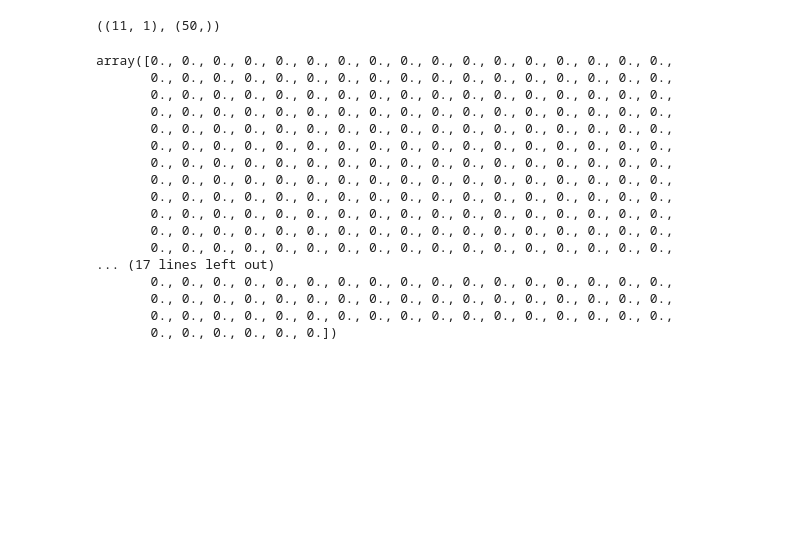
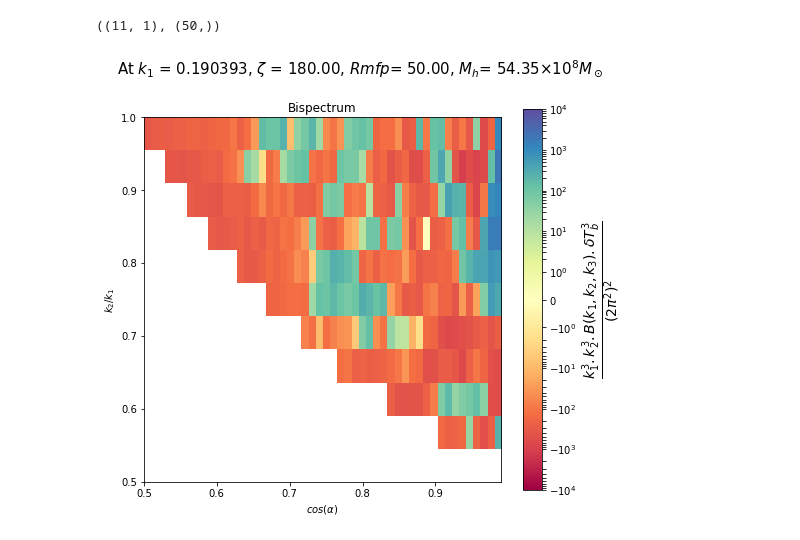
Before and after one commit to himmng/EmuPBk, a Jupyter notebook: data/data_Bispectrum/Testing.ipynb, the cells around one changed output. Drawn from its saved outputs; the diff is of its cells as text; code cells hidden in the pictures; blank space fills up the shorter version.

```diff
--- a/data/data_Bispectrum/Testing.ipynb
+++ b/data/data_Bispectrum/Testing.ipynb
@@ -20,0 +24,4 @@ Bk_02_pdct.shape, Bk_02_test.shape
+# %%
+ind = np.zeros(len(index),dtype = int)
+for i in range(len(ind)):
+    ind[i] = int(index[i])
@@ -20,0 +30,5 @@ Bk_02_pdct.shape, Bk_02_test.shape
+# %%
+cov = np.zeros(shape=(len(Bk_02_test),550,550))
+for i in range(len(Bk_02_test)):
+    for j in range(550):
+        cov[i][j][j] = Bk_02_test[i][j]/np.sqrt(N_bins_test[i][j])
@@ -27,5 +43,37 @@ k2byk1 = k2byk1.reshape(11,1)
 k2byk1.shape, cosalpha.shape
 # %% [output]
 ((11, 1), (50,))
+# %%
+def Bk(params):
+    Bk = model.predict(params)
+    Bk = np.reshape(Bk,(11,50))
+    Bk = Bk*100.
+    cond = k2byk1*cosalpha
+    for j in range(len(k2byk1)):
+        for k in range(len(cosalpha)):
+            if cond[j][k] < 0.5:
+                Bk[j][k] = np.nan
+    Bk = np.ma.masked_invalid(Bk)
+    return Bk
+# %%
+def plot(N_ion,R_mfp,NoH):
+
+    plt.figure(figsize= (8,7))
+    plt.tick_params(labelsize=10)
+
+    plt.suptitle(r'At $k_1$ = {0:f}, $\zeta$ = {1:.2f}, $Rmfp$= {2:.2f}, $M_h$= {3:.2f}$\times 10^8 M_\odot$'
+                 .format(k1[0],N_ion , R_mfp ,1.087*NoH),size=15)
+
+    plt.title('Bispectrum')
+    plt.imshow(Bk([[[N_ion,R_mfp,NoH]]]),origin='lower',extent=[0.50,0.99,0.50,1.00],cmap="Spectral",norm=colors.SymLogNorm(linthresh=1, linscale=1,
+                                              vmin=-10000.0, vmax=10000.0))
+    cbar = plt.colorbar(label=r"$\frac{k_1^3.k_2^3.B(k_1,k_2,k_3).\delta T_b^3}{(2\pi^2)^2}$",)
+    cbar.ax.yaxis.label.set_size(20,)
+    plt.xlabel(r'$cos(\alpha)$')
+    plt.ylabel(r'$k_2/k_1$')
+# %%
+interact(plot,N_ion=(20,200,10),R_mfp = (10,100,10),NoH=(10,1500,20))
+# %% [output]
+[figure, added]
 # %%
 Bk_test = np.zeros(shape=(len(Bk_02_test),11,50))
@@ -82,21 +128 @@ def plot(index):
-# %%
-Bk_02_test[559]
-# %% [output]
-array([0., 0., 0., 0., 0., 0., 0., 0., 0., 0., 0., 0., 0., 0., 0., 0., 0.,
-       0., 0., 0., 0., 0., 0., 0., 0., 0., 0., 0., 0., 0., 0., 0., 0., 0.,
-       0., 0., 0., 0., 0., 0., 0., 0., 0., 0., 0., 0., 0., 0., 0., 0., 0.,
-       0., 0., 0., 0., 0., 0., 0., 0., 0., 0., 0., 0., 0., 0., 0., 0., 0.,
-       0., 0., 0., 0., 0., 0., 0., 0., 0., 0., 0., 0., 0., 0., 0., 0., 0.,
-       0., 0., 0., 0., 0., 0., 0., 0., 0., 0., 0., 0., 0., 0., 0., 0., 0.,
-       0., 0., 0., 0., 0., 0., 0., 0., 0., 0., 0., 0., 0., 0., 0., 0., 0.,
-       0., 0., 0., 0., 0., 0., 0., 0., 0., 0., 0., 0., 0., 0., 0., 0., 0.,
-       0., 0., 0., 0., 0., 0., 0., 0., 0., 0., 0., 0., 0., 0., 0., 0., 0.,
-       0., 0., 0., 0., 0., 0., 0., 0., 0., 0., 0., 0., 0., 0., 0., 0., 0.,
-       0., 0., 0., 0., 0., 0., 0., 0., 0., 0., 0., 0., 0., 0., 0., 0., 0.,
-       0., 0., 0., 0., 0., 0., 0., 0., 0., 0., 0., 0., 0., 0., 0., 0., 0.,
-... (17 lines left out)
-       0., 0., 0., 0., 0., 0., 0., 0., 0., 0., 0., 0., 0., 0., 0., 0., 0.,
-       0., 0., 0., 0., 0., 0., 0., 0., 0., 0., 0., 0., 0., 0., 0., 0., 0.,
-       0., 0., 0., 0., 0., 0., 0., 0., 0., 0., 0., 0., 0., 0., 0., 0., 0.,
-       0., 0., 0., 0., 0., 0.])
 # %%
```
Also changed, not shown: parts of 15 cells of this notebook, 24 other files.
